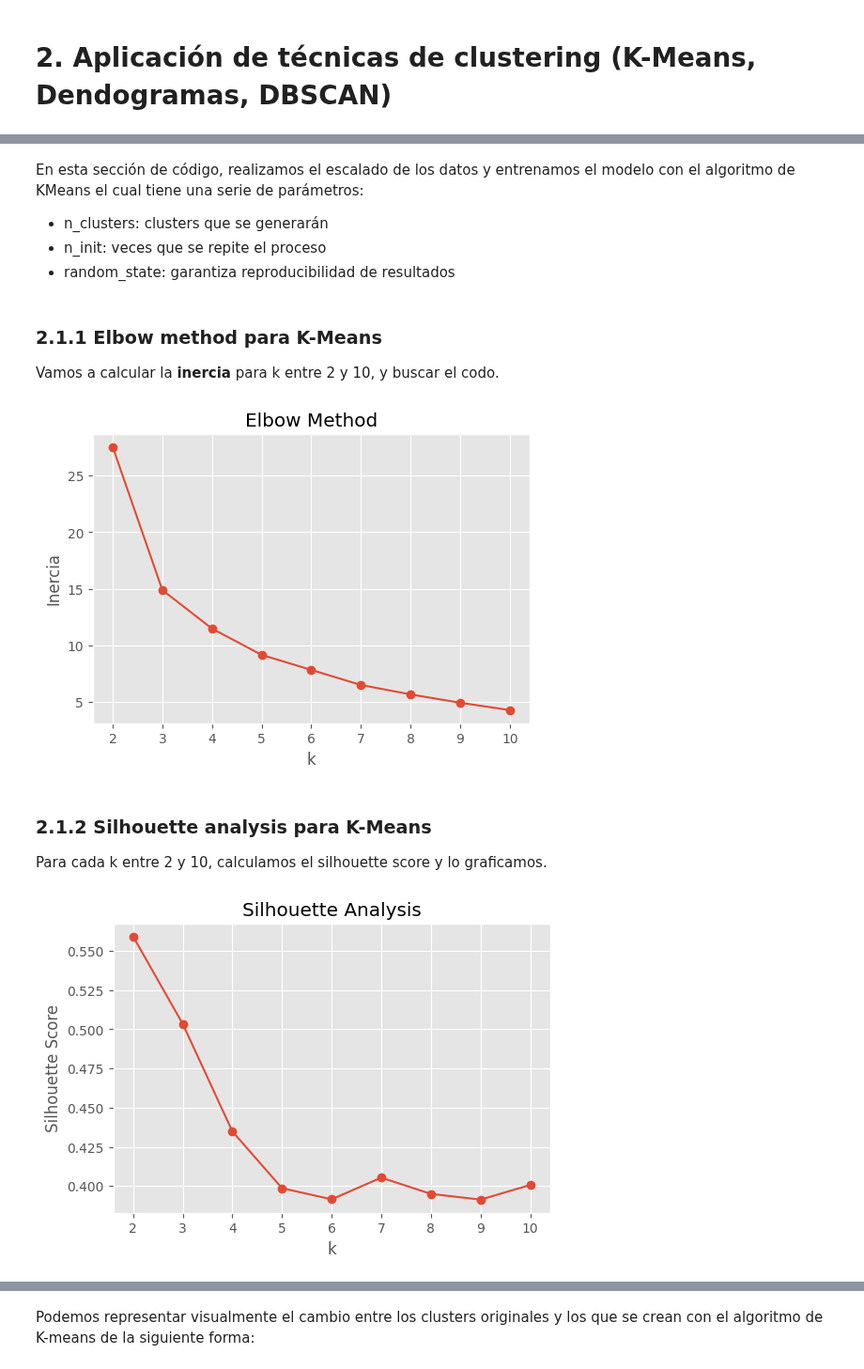
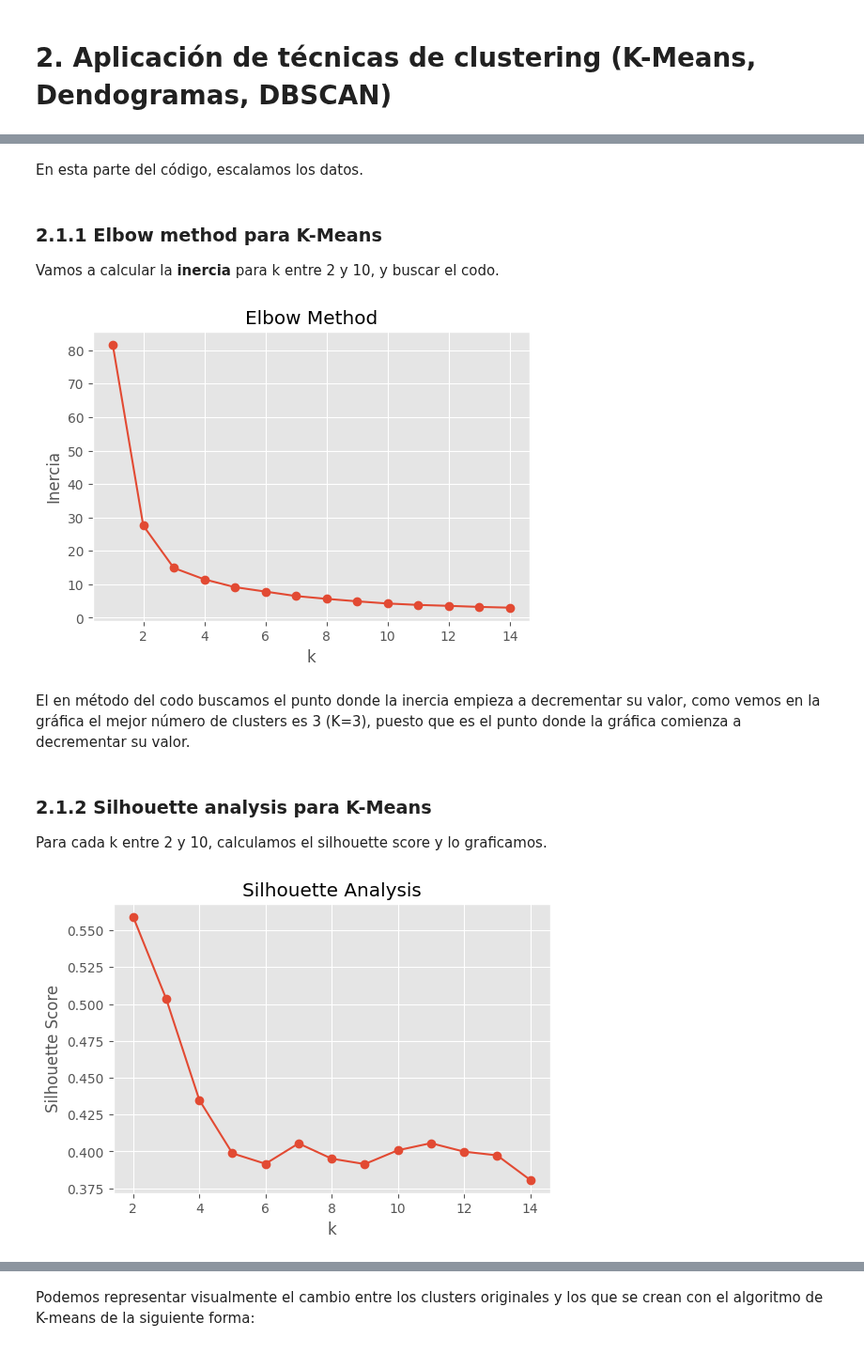
Before and after one commit to albatellouc3m/Grupo5, a Jupyter notebook: practica2-grupo5/practica2.ipynb, the cells around one changed output, grey strips where cells are left out. Shown at 94% size. Cells and saved outputs as stored; diff of their text form; code cells hidden in the pictures.

```diff
--- a/practica2-grupo5/practica2.ipynb
+++ b/practica2-grupo5/practica2.ipynb
@@ -138,11 +150,7 @@ style.use('ggplot') or plt.style.use('ggplot')
 # ==============================================================================
 warnings.filterwarnings('ignore')
 # %% [markdown]
-En esta sección de código, realizamos el escalado de los datos y entrenamos el modelo con el algoritmo de KMeans el cual tiene una serie de parámetros:
-
- - n_clusters: clusters que se generarán
- - n_init: veces que se repite el proceso
- - random_state: garantiza reproducibilidad de resultados
+En esta parte del código, escalamos los datos.
 # %%
 # Escalado de datos
 # ==============================================================================
@@ -154,7 +162,7 @@ Vamos a calcular la **inercia** para k entre 2 y 10, y buscar el codo.
 # %%
 # Elbow method
 inercia = []
-Ks = range(2,11)
+Ks = range(1,15)
 for k in Ks:
     km = KMeans(n_clusters=k, n_init=25, random_state=495774).fit(X_reduced)
     inercia.append(km.inertia_)
@@ -165,7 +173,9 @@ plt.xlabel('k'); plt.ylabel('Inercia')
 plt.title('Elbow Method')
 plt.show()
 # %% [output]
-[figure, old version]
+[figure, new version]
+# %% [markdown]
+El en método del codo buscamos el punto donde la inercia empieza a decrementar su valor, como vemos en la gráfica el mejor número de clusters es 3 (K=3), puesto que es el punto donde la gráfica comienza a decrementar su valor.
 # %% [markdown]
 ### 2.1.2 Silhouette analysis para K-Means
 
@@ -173,19 +183,22 @@ Para cada k entre 2 y 10, calculamos el silhouette score y lo graficamos.
 # %%
 # Silhouette analysis
 from sklearn.metrics import silhouette_score, adjusted_rand_score
 
+
 sil_scores = []
+Ks = range(2,15)
+
 for k in Ks:
     km = KMeans(n_clusters=k, n_init=25, random_state=495774).fit(X_reduced)
     sil_scores.append(silhouette_score(X_reduced, km.labels_))
 
 plt.figure(figsize=(6,4))
 plt.plot(Ks, sil_scores, '-o')
 plt.xlabel('k'); plt.ylabel('Silhouette Score')
 plt.title('Silhouette Analysis')
 plt.show()
 
 # Elegimos k que maximiza silhouette
 k_opt = Ks[np.argmax(sil_scores)]
 # %% [output]
-[figure, old version]
+[figure, new version]
```
Also changed, not shown: parts of 14 cells of this notebook.
